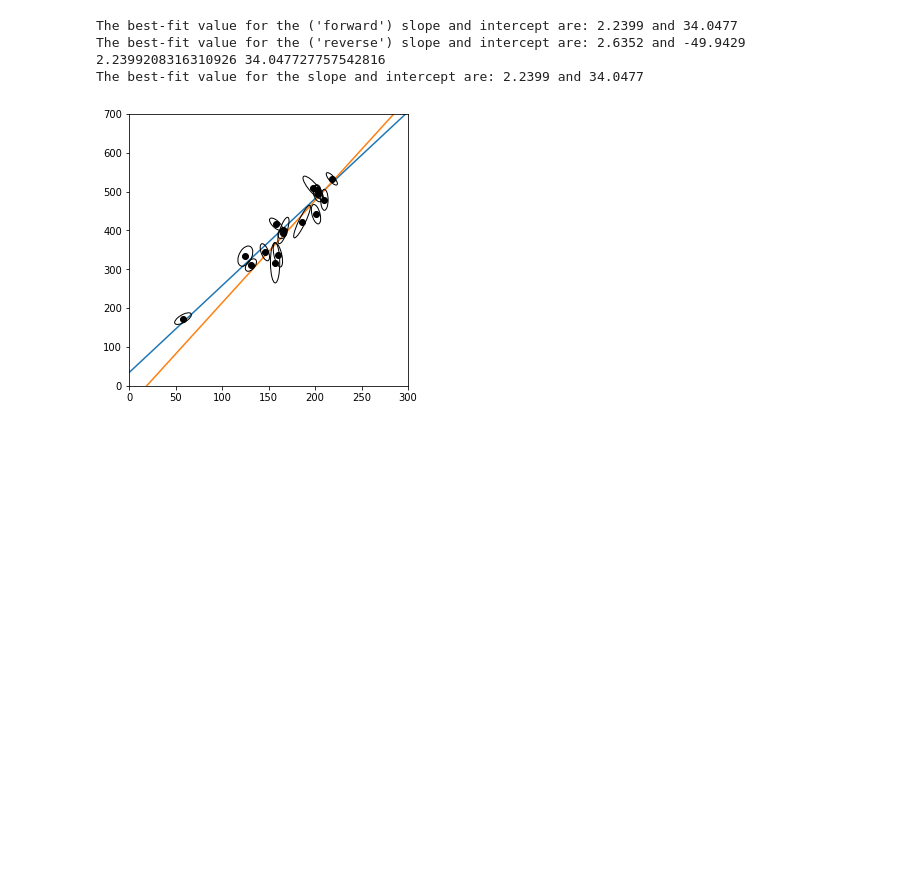
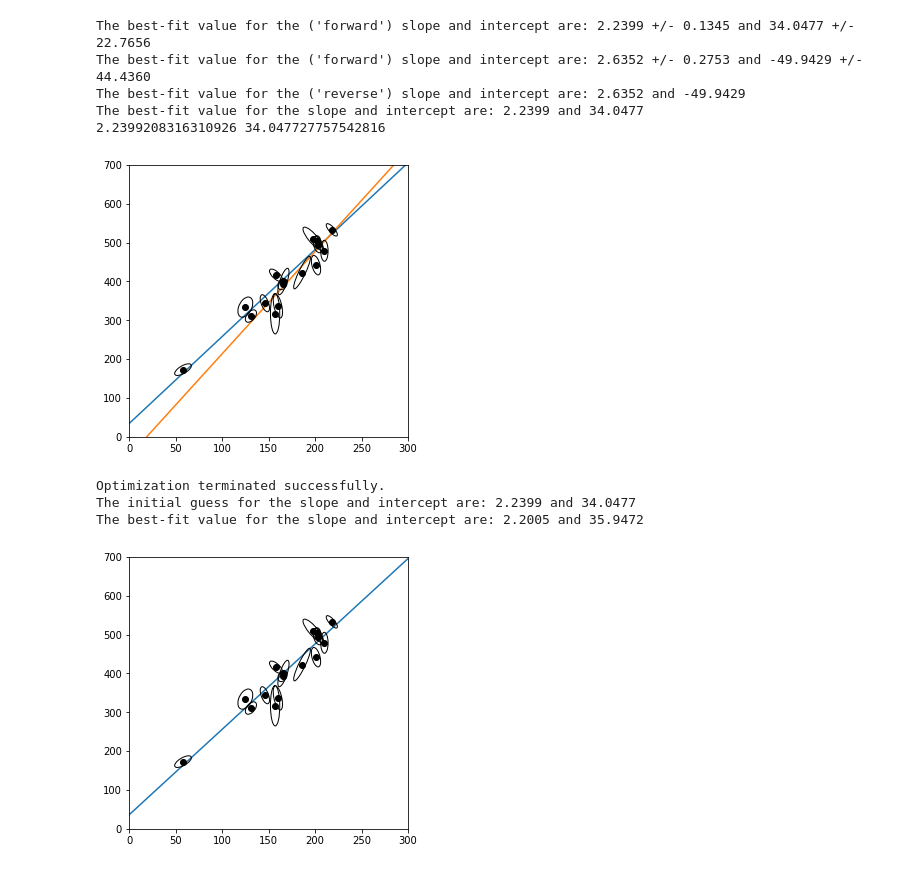
Before and after one commit to ageller/CRD2018emcee, a Jupyter notebook: emceeDemoCRD2018.ipynb, the cells around one changed output. Cells and saved outputs as stored; diff of their text form; code cells hidden in the pictures; blank space fills up the shorter version.

```diff
--- a/emceeDemoCRD2018.ipynb
+++ b/emceeDemoCRD2018.ipynb
@@ -38,8 +38,7 @@ def plotData(ax, x, y, xerr, yerr, rhoxy, zorder = 10):
                               angle = np.rad2deg(theta),\
                               facecolor="none", edgecolor="black", zorder = zorder))
 
-f = plt.figure(0, figsize = (5,5))
-ax = f.add_subplot(111)
+f, ax = plt.subplots(1, figsize = (5,5))
 
 plotData(ax, obs_x, obs_y, sigma_x, sigma_y, rho_xy)
 ax.set_xlim(0,300)
@@ -47,15 +46,22 @@ ax.set_ylim(0,700)
 
 #"abominable" forward–reverse fitting procedure
 #DON'T DO THIS!
-#polyfit with uncertainties on x
-p_xy = np.polyfit(obs_x, obs_y, 1, w = 1./sigma_y)
+#polyfit with uncertainties on y ("forward")
+p_xy, pcov = np.polyfit(obs_x, obs_y, 1, w = 1./sigma_y, cov = True)
+err_xy = np.sqrt(np.diag(pcov))
 p_xy_eval = np.poly1d(p_xy)
-print("The best-fit value for the ('forward') slope and intercept are: {:.4f} and {:.4f}".format(p_xy[0], p_xy[1]))
+print("The best-fit value for the ('forward') slope and intercept are: {:.4f} +/- {:.4f} and {:.4f} +/- {:.4f}"\
+      .format(p_xy[0], err_xy[0], p_xy[1], err_xy[1]))
 ax.plot([0,300],p_xy_eval([0,300]),color='C0')
 
-#polyfit with uncertainties on y
-p_yx = np.polyfit(obs_y, obs_x, 1, w = 1./sigma_x)
+#polyfit with uncertainties on x ("reverse")
+p_yx, pcov = np.polyfit(obs_y, obs_x, 1, w = 1./sigma_x, cov = True)
+err_yx = np.sqrt(np.diag(pcov))
 p_yx_eval = np.poly1d(p_yx)
+inv = [1./p_yx[0], -p_yx[1]/p_yx[0]]
+inv_err = [inv[0]**2.*err_yx[0],  (p_yx[0]**-2 * err_yx[1]**2. + (p_yx[1]/p_yx[0]**2.)**2. * err_yx[0]**2.)**0.5]
+print("The best-fit value for the ('forward') slope and intercept are: {:.4f} +/- {:.4f} and {:.4f} +/- {:.4f}"\
+      .format(inv[0], inv_err[0], inv[1], inv_err[1]))
 print("The best-fit value for the ('reverse') slope and intercept are: {:.4f} and {:.4f}".format(1./p_yx[0], -p_yx[1]/p_yx[0]))
 ax.plot(p_yx_eval([0.,700.]), [0.,700.],color='C1')
 
@@ -66,21 +72,23 @@ C = np.diag(sigma_y**2)
 
 X = np.linalg.inv(A.transpose()@np.linalg.inv(C)@A) @ (A.transpose()@np.linalg.inv(C)@Y)
 
-#from emcee website
-cov = np.linalg.inv(np.dot(A.T, np.linalg.solve(C, A)))
-b_ls, m_ls = np.dot(cov, np.dot(A.T, np.linalg.solve(C, obs_y)))
-print(m_ls,b_ls)
-
 best_fit = np.poly1d(X[::-1,0])
 print("The best-fit value for the slope and intercept are: {:.4f} and {:.4f}".format(X[1][0], X[0][0]))
 
 mFreq = X[1][0]
 bFreq = X[0][0]
+
+
+#from emcee website
+cov = np.linalg.inv(np.dot(A.T, np.linalg.solve(C, A)))
+b_ls, m_ls = np.dot(cov, np.dot(A.T, np.linalg.solve(C, obs_y)))
+print(m_ls,b_ls)
 # %% [output]
-The best-fit value for the ('forward') slope and intercept are: 2.2399 and 34.0477
+The best-fit value for the ('forward') slope and intercept are: 2.2399 +/- 0.1345 and 34.0477 +/- 22.7656
+The best-fit value for the ('forward') slope and intercept are: 2.6352 +/- 0.2753 and -49.9429 +/- 44.4360
 The best-fit value for the ('reverse') slope and intercept are: 2.6352 and -49.9429
+The best-fit value for the slope and intercept are: 2.2399 and 34.0477
 2.2399208316310926 34.047727757542816
-The best-fit value for the slope and intercept are: 2.2399 and 34.0477
 [figure]
 # %%
 def lnlike(theta, x, y, xerr, yerr, rhoxy):
@@ -128,0 +130,40 @@ foo = sampler.run_mcmc(pos, nsamples)
+# %%
+from scipy.optimize import leastsq, minimize
+
+def lkeList(theta, x, y, xerr, yerr, rhoxy):
+    outlist = [np.exp(-lnlike(theta, [xx], [yy], [xxe], [yye], [rxy])) for (xx,yy,xxe,yye,rxy) in zip(x, y, xerr, yerr, rhoxy)]
+    return outlist
+
+def ilnlike(theta, x, y, xerr, yerr, rhoxy):
+    return -lnlike(theta, x, y, xerr, yerr, rhoxy)
+
+guess0 = np.array([thFromM(mFreq), bpFromBth(bFreq, thFromM(mFreq))])
+#scFit = leastsq(lkeList, guess0, args=(obs_x, obs_y, sigma_x, sigma_y, rho_xy), full_output=1)
+scFit = minimize(ilnlike, guess0, args=(obs_x, obs_y, sigma_x, sigma_y, rho_xy))
+print(scFit.message)
+
+f, ax = plt.subplots(1, figsize = (5,5))
+
+plotData(ax, obs_x, obs_y, sigma_x, sigma_y, rho_xy)
+mSci = mFromTh(scFit.x[0])
+bSci = bFromThBp(scFit.x[0], scFit.x[1])
+ax.plot( [0.,700.], mSci*np.array([0.,700.]) + bSci, color='C0')
+
+ax.set_xlim(0,300)
+ax.set_ylim(0,700)
+
+#can I get the uncertainties on these parameters?
+#pcov = scFit[1]
+#perr = np.sqrt(np.diag(pcov))
+#th, bp = scFit[0][0], scFit[0][1]
+#err = [np.cos(th)**-2. * perr[0], (np.cos(th)**-2. * perr[1]**2. + (bp/np.sin(th))**2. * perr[0]**2.)**0.5]
+print("The initial guess for the slope and intercept are: {:.4f} and {:.4f}"\
+      .format(mFromTh(guess0[0]), bFromThBp(guess0[0], guess0[1])))
+#print("The best-fit value for the slope and intercept are: {:.4f} +/- {:.4f} and {:.4f} +/- {:.4f}"\
+#      .format(mFromTh(th), err[0], bFromThBp(th, bp), err[1]))
+print("The best-fit value for the slope and intercept are: {:.4f} and {:.4f}".format(mSci, bSci))
+# %% [output]
+Optimization terminated successfully.
+The initial guess for the slope and intercept are: 2.2399 and 34.0477
+The best-fit value for the slope and intercept are: 2.2005 and 35.9472
+[figure, added]
```
Also changed, not shown: parts of 10 cells of this notebook.
